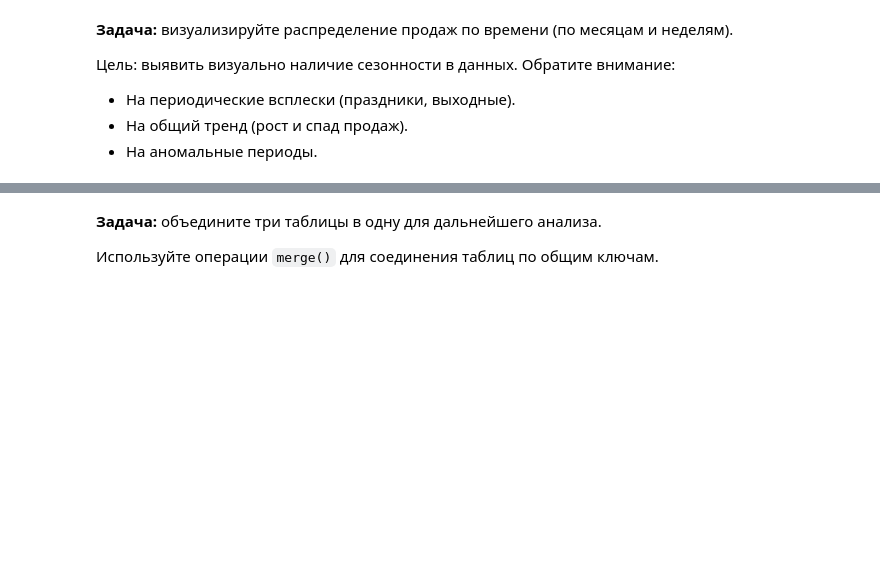
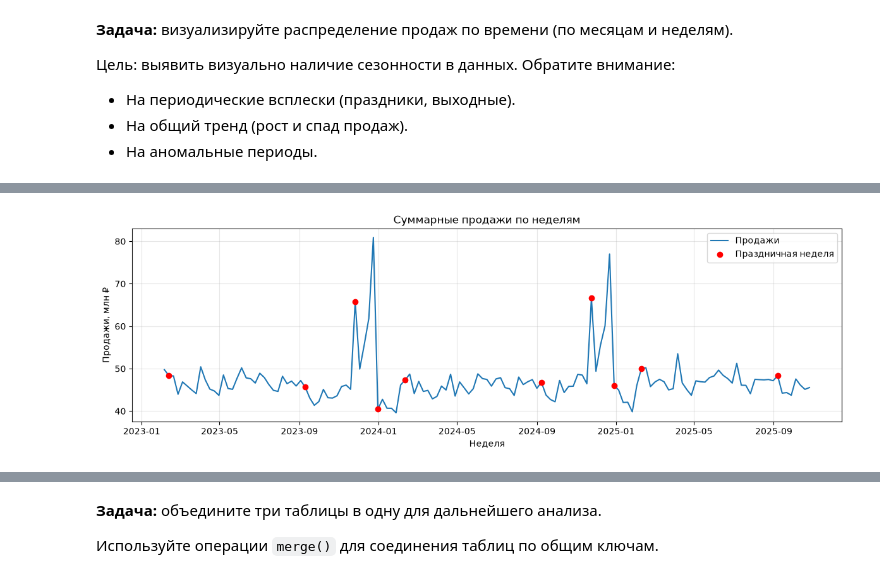
Before and after one commit to Daniel217D/airflow-pipeline-for-Prilavok, a Jupyter notebook: model_training.ipynb, the cells around one changed output, grey strips where cells are left out. Saved outputs shown, nothing was run; the diff lists cells and outputs as text; code cells hidden in the pictures; blank space fills up the shorter version.

```diff
--- a/model_training.ipynb
+++ b/model_training.ipynb
@@ -94,0 +267,20 @@ RANDOM_STATE = 42
+# %%
+# Визуализация продаж по неделям
+plt.figure(figsize=(12, 4))
+plt.plot(weekly_sales.index, weekly_sales / 1e6, label='Продажи')
+plt.scatter(
+    holiday_weeks,
+    weekly_sales.reindex(holiday_weeks) / 1e6,
+    color='red',
+    zorder=3,
+    label='Праздничная неделя',
+)
+plt.title('Суммарные продажи по неделям')
+plt.xlabel('Неделя')
+plt.ylabel('Продажи, млн ₽')
+plt.legend()
+plt.grid(alpha=0.3)
+plt.tight_layout()
+plt.show()
+# %% [output]
+[figure, added]
```
Also changed, not shown: parts of 53 cells of this notebook.
